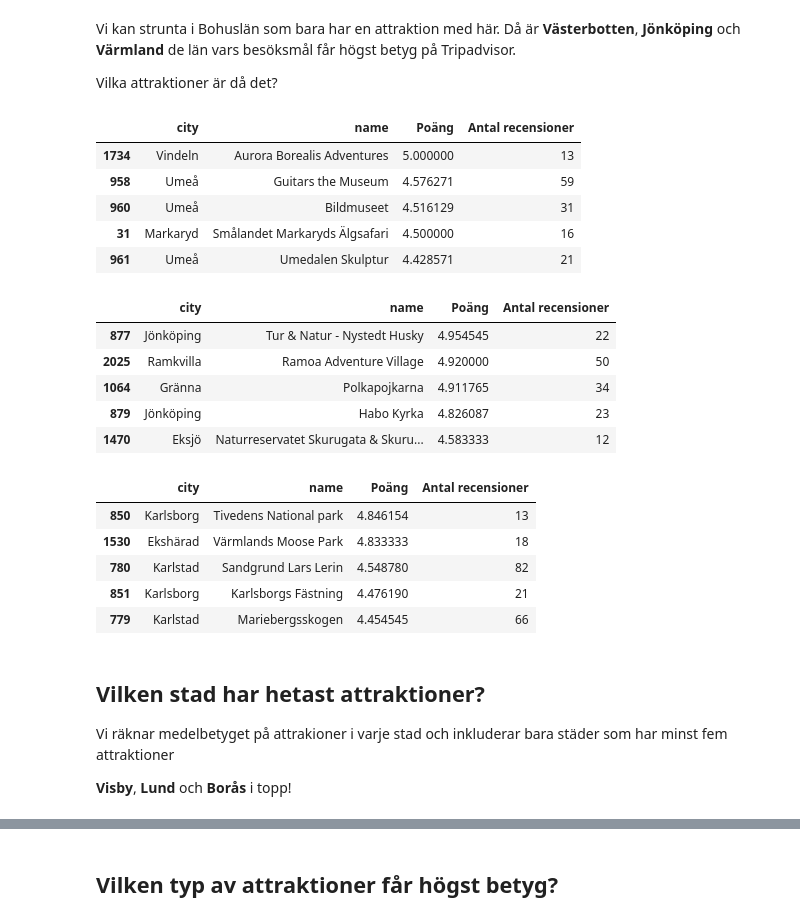
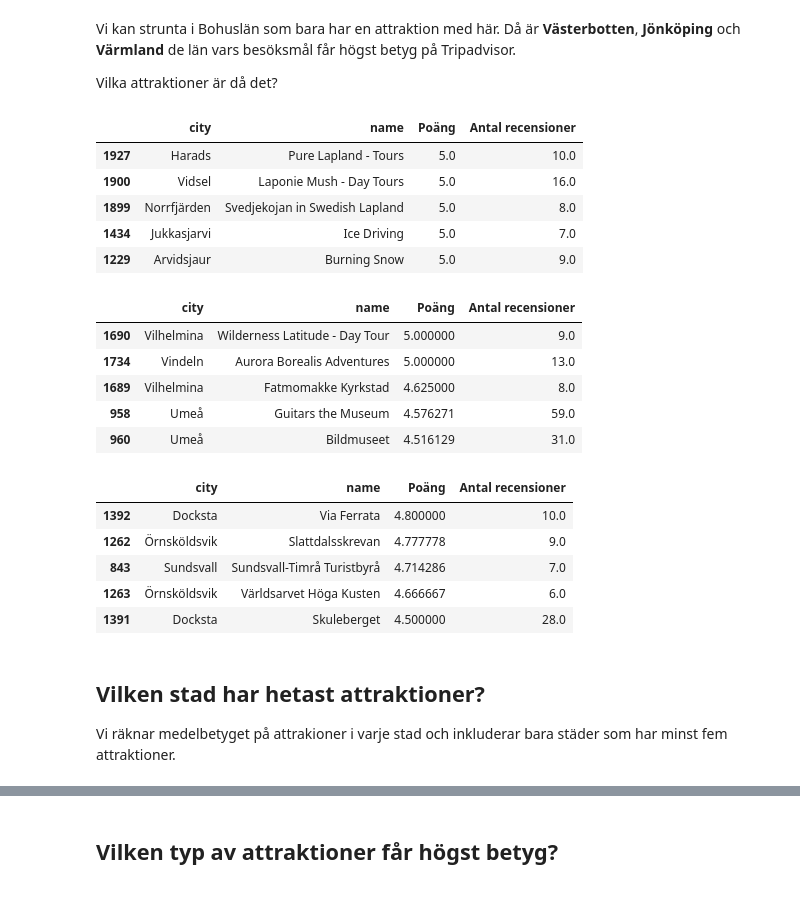
Before and after one commit to jensfinnas/tripadvisor-scraper, a Jupyter notebook: TripAdvisor Reviews | Analysis.ipynb, the cells around one changed output, grey strips where cells are left out. Saved outputs shown, nothing was run; the diff lists cells and outputs as text; code cells hidden in the pictures.

```diff
--- a/TripAdvisor Reviews | Analysis.ipynb
+++ b/TripAdvisor Reviews | Analysis.ipynb
@@ -46,7 +47,8 @@ df[u"Poäng"] = df[grade_cols_perc].apply(get_score, axis=1)
 df["Antal recensioner"] = df[grade_cols].sum(axis=1)
 
 # Remove attractions with few reviews
-LIMIT = 10
+# Attractions with fewer than 5 reviews tend to have a pretty distored score distribution
+LIMIT = 5
 df_filt = df[df["Antal recensioner"] > LIMIT]
 
 print "Removed attractions with fewer than %s reviews. From %s to %s rows." % (LIMIT, len(df), len(df_filt))
@@ -82,38 +88,36 @@ Vi kan strunta i Bohuslän som bara har en attraktion med här. Då är **Väste
 Vilka attraktioner är då det?
 # %%
 columns_to_include = ["city","name", u"Poäng", "Antal recensioner"]
-df_filt[df_filt.county == u"Västerbottens län"][columns_to_include].sort_values(u"Poäng", ascending=False).head()
+df_filt[df_filt.county == u"Norrbottens län"][columns_to_include].sort_values(u"Poäng", ascending=False).head()
 # %% [output]
 |  | city | name | Poäng | Antal recensioner |
-| 1734 | Vindeln | Aurora Borealis Adventures | 5.000000 | 13 |
-| 958 | Umeå | Guitars the Museum | 4.576271 | 59 |
-| 960 | Umeå | Bildmuseet | 4.516129 | 31 |
-| 31 | Markaryd | Smålandet Markaryds Älgsafari | 4.500000 | 16 |
-| 961 | Umeå | Umedalen Skulptur | 4.428571 | 21 |
+| 1927 | Harads | Pure Lapland - Tours | 5.0 | 10.0 |
+| 1900 | Vidsel | Laponie Mush - Day Tours | 5.0 | 16.0 |
+| 1899 | Norrfjärden | Svedjekojan in Swedish Lapland | 5.0 | 8.0 |
+| 1434 | Jukkasjarvi | Ice Driving | 5.0 | 7.0 |
+| 1229 | Arvidsjaur | Burning Snow | 5.0 | 9.0 |
 # %%
-df_filt[df_filt.county == u"Jönköpings län"][columns_to_include].sort_values(u"Poäng", ascending=False).head()
+df_filt[df_filt.county == u"Västerbottens län"][columns_to_include].sort_values(u"Poäng", ascending=False).head()
 # %% [output]
 |  | city | name | Poäng | Antal recensioner |
-| 877 | Jönköping | Tur & Natur - Nystedt Husky | 4.954545 | 22 |
-| 2025 | Ramkvilla | Ramoa Adventure Village | 4.920000 | 50 |
-| 1064 | Gränna | Polkapojkarna | 4.911765 | 34 |
-| 879 | Jönköping | Habo Kyrka | 4.826087 | 23 |
-| 1470 | Eksjö | Naturreservatet Skurugata & Skuru... | 4.583333 | 12 |
+| 1690 | Vilhelmina | Wilderness Latitude - Day Tour | 5.000000 | 9.0 |
+| 1734 | Vindeln | Aurora Borealis Adventures | 5.000000 | 13.0 |
+| 1689 | Vilhelmina | Fatmomakke Kyrkstad | 4.625000 | 8.0 |
+| 958 | Umeå | Guitars the Museum | 4.576271 | 59.0 |
+| 960 | Umeå | Bildmuseet | 4.516129 | 31.0 |
 # %%
-df_filt[df_filt.county == u"Värmlands län"][columns_to_include].sort_values(u"Poäng", ascending=False).head()
+df_filt[df_filt.county == u"Västernorrlands län"][columns_to_include].sort_values(u"Poäng", ascending=False).head()
 # %% [output]
 |  | city | name | Poäng | Antal recensioner |
-| 850 | Karlsborg | Tivedens National park | 4.846154 | 13 |
-| 1530 | Ekshärad | Värmlands Moose Park | 4.833333 | 18 |
-| 780 | Karlstad | Sandgrund Lars Lerin | 4.548780 | 82 |
-| 851 | Karlsborg | Karlsborgs Fästning | 4.476190 | 21 |
-| 779 | Karlstad | Mariebergsskogen | 4.454545 | 66 |
+| 1392 | Docksta | Via Ferrata | 4.800000 | 10.0 |
+| 1262 | Örnsköldsvik | Slattdalsskrevan | 4.777778 | 9.0 |
+| 843 | Sundsvall | Sundsvall-Timrå Turistbyrå | 4.714286 | 7.0 |
+| 1263 | Örnsköldsvik | Världsarvet Höga Kusten | 4.666667 | 6.0 |
+| 1391 | Docksta | Skuleberget | 4.500000 | 28.0 |
 # %% [markdown]
 ## Vilken stad har hetast attraktioner?
 
-Vi räknar medelbetyget på attrakioner i varje stad och inkluderar bara städer som har minst fem attraktioner
-
-**Visby**, **Lund** och **Borås** i topp!
+Vi räknar medelbetyget på attrakioner i varje stad och inkluderar bara städer som har minst fem attraktioner.
 # %%
 # Get mean reviews
 avg_reviews = df_filt.groupby("city").mean()[grade_cols_perc]
```
Also changed, not shown: parts of 16 cells of this notebook.
